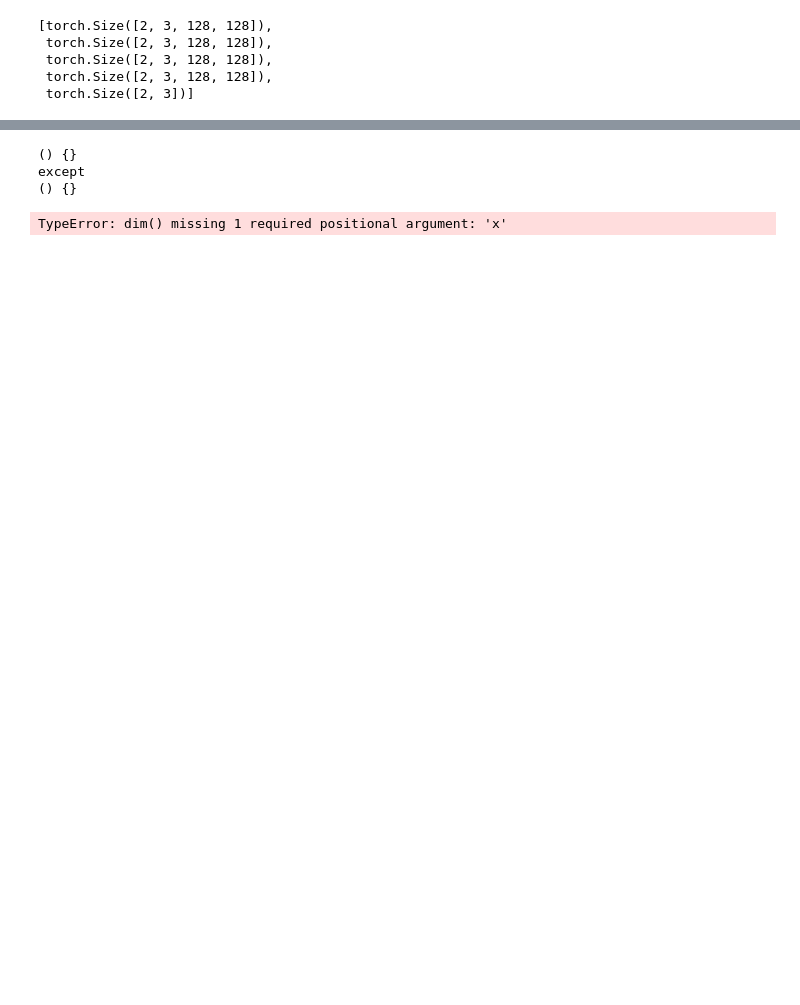
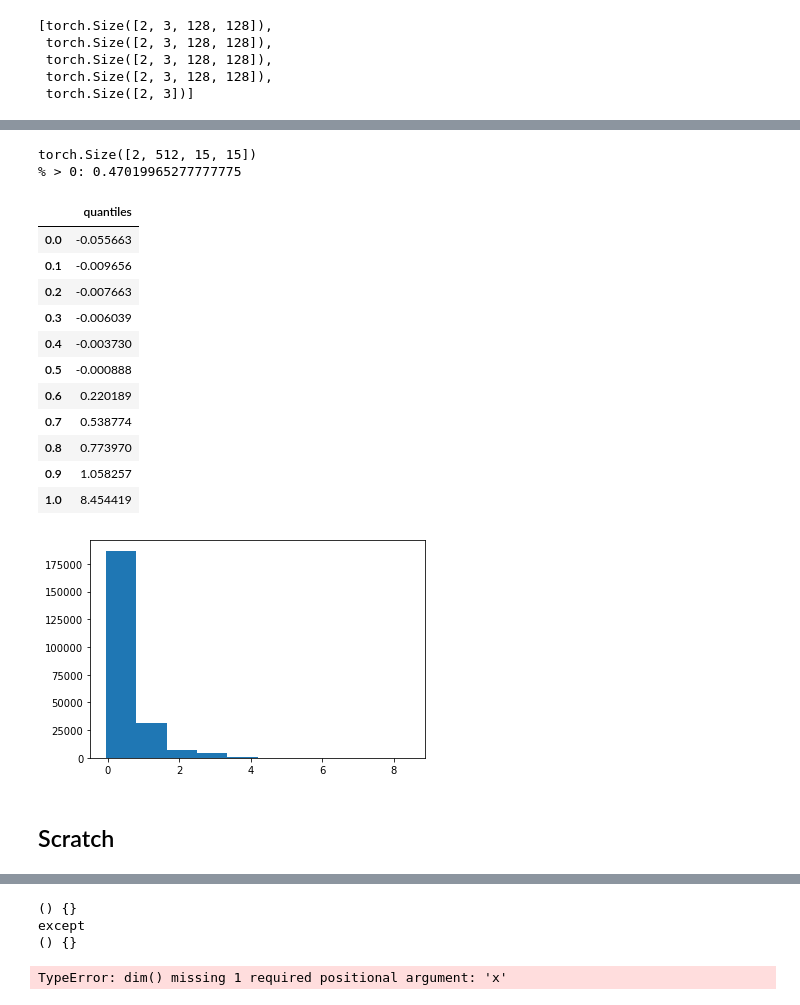
Before and after one commit to hdmamin/self-supervised-vision-exp, a Jupyter notebook: notebooks/nb03-lightning-first-test.ipynb, the cells around one changed output, grey strips where cells are left out. Saved outputs shown, nothing was run; the diff lists cells and outputs as text; code cells hidden in the pictures; blank space fills up the shorter version.

```diff
--- a/notebooks/nb03-lightning-first-test.ipynb
+++ b/notebooks/nb03-lightning-first-test.ipynb
@@ -1174,0 +1271,21 @@ tensor([[0.4127, 0.5873, 0.0000],
+# %%
+acts = t.net.encoder.predict(xb[0])
+summarize_acts(acts)
+# %% [output]
+torch.Size([2, 512, 15, 15])
+% > 0: 0.47019965277777775
+|  | quantiles |
+| 0.0 | -0.055663 |
+| 0.1 | -0.009656 |
+| 0.2 | -0.007663 |
+| 0.3 | -0.006039 |
+| 0.4 | -0.003730 |
+| 0.5 | -0.000888 |
+| 0.6 | 0.220189 |
+| 0.7 | 0.538774 |
+| 0.8 | 0.773970 |
+| 0.9 | 1.058257 |
+| 1.0 | 8.454419 |
+[figure, added]
+# %% [markdown]
+## Scratch
```
Also changed, not shown: parts of 21 cells of this notebook, 1 other file.
